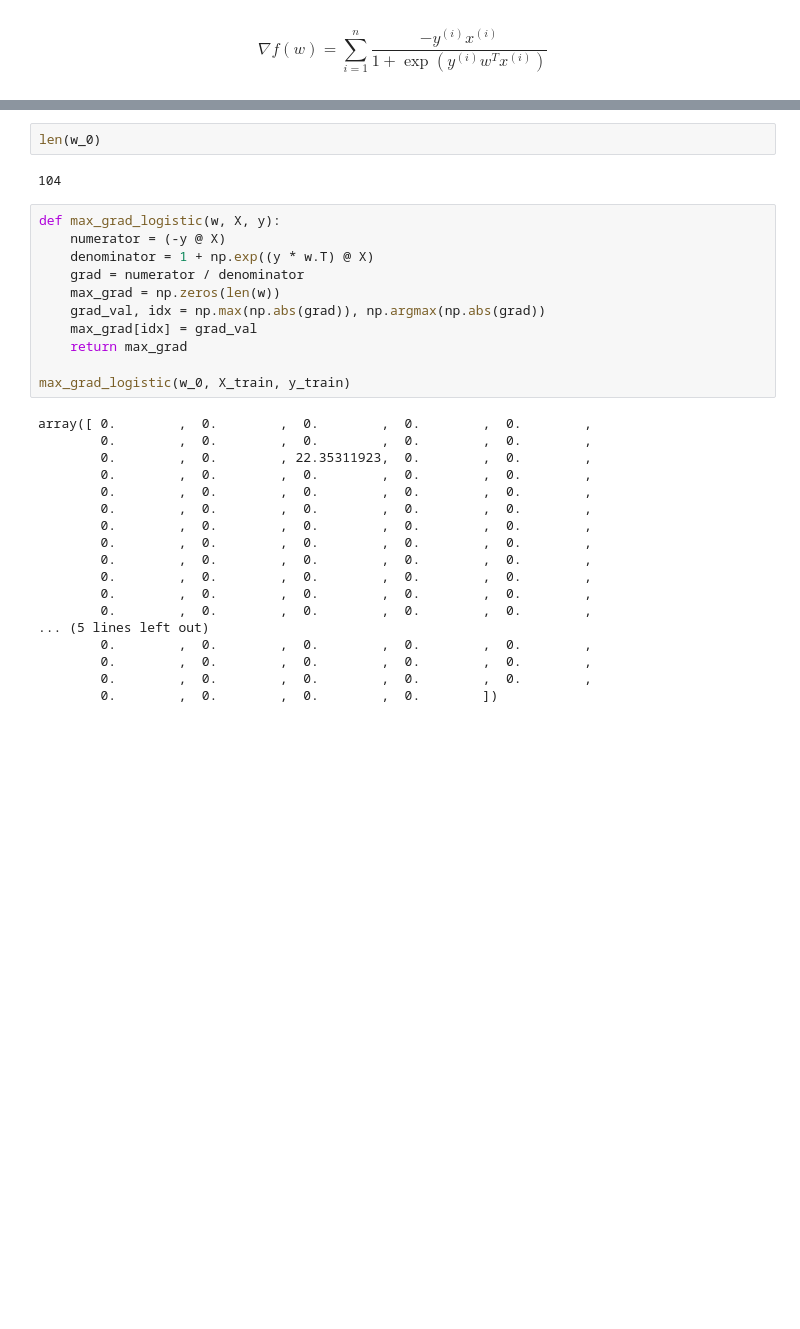
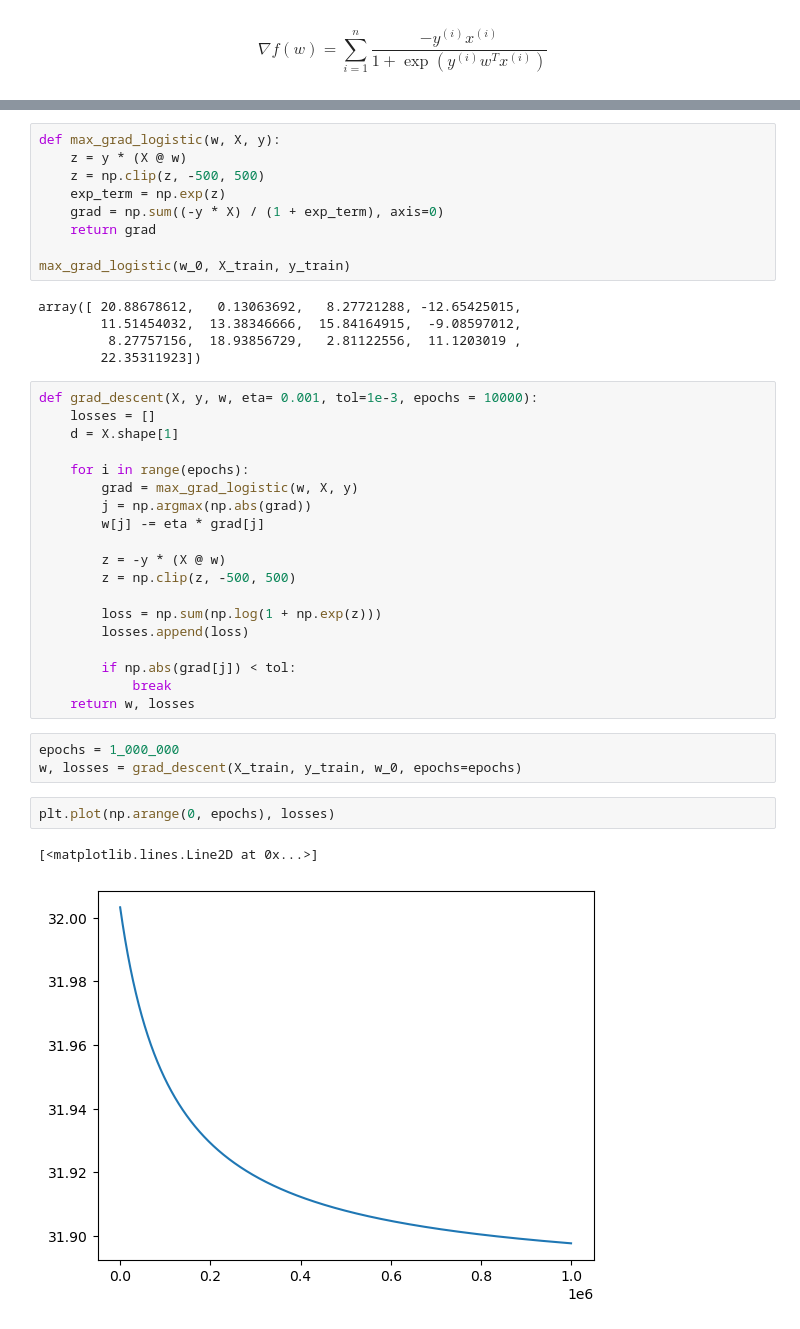
Before and after one commit to raoguchi/COORDINATE_DESC_C251, a Jupyter notebook: code.ipynb, the cells around one changed output, grey strips where cells are left out. Cells and saved outputs as stored; diff of their text form; blank space fills up the shorter version.

```diff
--- a/code.ipynb
+++ b/code.ipynb
@@ -120,33 +91,41 @@ array([ 20.88678612,   0.13063692,   8.27721288, -12.65425015,
-# %%
-len(w_0)
-# %% [output]
-104
-# %%
-def max_grad_logistic(w, X, y):
-    numerator = (-y @ X)
-    denominator = 1 + np.exp((y * w.T) @ X)
-    grad = numerator / denominator
-    max_grad = np.zeros(len(w))
-    grad_val, idx = np.max(np.abs(grad)), np.argmax(np.abs(grad))
-    max_grad[idx] = grad_val
-    return max_grad
-
-max_grad_logistic(w_0, X_train, y_train)
-# %% [output]
-array([ 0.        ,  0.        ,  0.        ,  0.        ,  0.        ,
-        0.        ,  0.        ,  0.        ,  0.        ,  0.        ,
-        0.        ,  0.        , 22.35311923,  0.        ,  0.        ,
-        0.        ,  0.        ,  0.        ,  0.        ,  0.        ,
-        0.        ,  0.        ,  0.        ,  0.        ,  0.        ,
-        0.        ,  0.        ,  0.        ,  0.        ,  0.        ,
-        0.        ,  0.        ,  0.        ,  0.        ,  0.        ,
-        0.        ,  0.        ,  0.        ,  0.        ,  0.        ,
-        0.        ,  0.        ,  0.        ,  0.        ,  0.        ,
-        0.        ,  0.        ,  0.        ,  0.        ,  0.        ,
-        0.        ,  0.        ,  0.        ,  0.        ,  0.        ,
-        0.        ,  0.        ,  0.        ,  0.        ,  0.        ,
-... (5 lines left out)
-        0.        ,  0.        ,  0.        ,  0.        ,  0.        ,
-        0.        ,  0.        ,  0.        ,  0.        ,  0.        ,
-        0.        ,  0.        ,  0.        ,  0.        ,  0.        ,
-        0.        ,  0.        ,  0.        ,  0.        ])
+# %%
+def max_grad_logistic(w, X, y):
+    z = y * (X @ w)
+    z = np.clip(z, -500, 500)
+    exp_term = np.exp(z)
+    grad = np.sum((-y * X) / (1 + exp_term), axis=0)
+    return grad
+
+max_grad_logistic(w_0, X_train, y_train)
+# %% [output]
+array([ 20.88678612,   0.13063692,   8.27721288, -12.65425015,
+        11.51454032,  13.38346666,  15.84164915,  -9.08597012,
+         8.27757156,  18.93856729,   2.81122556,  11.1203019 ,
+        22.35311923])
+# %%
+def grad_descent(X, y, w, eta= 0.001, tol=1e-3, epochs = 10000):
+    losses = []
+    d = X.shape[1]
+
+    for i in range(epochs):
+        grad = max_grad_logistic(w, X, y)
+        j = np.argmax(np.abs(grad))
+        w[j] -= eta * grad[j]
+
+        z = -y * (X @ w)
+        z = np.clip(z, -500, 500)
+
+        loss = np.sum(np.log(1 + np.exp(z)))
+        losses.append(loss)
+
+        if np.abs(grad[j]) < tol:
+            break
+    return w, losses
+# %%
+epochs = 1_000_000
+w, losses = grad_descent(X_train, y_train, w_0, epochs=epochs)
+# %%
+plt.plot(np.arange(0, epochs), losses)
+# %% [output]
+[<matplotlib.lines.Line2D at 0x...>]
+[figure, added]
```
Also changed, not shown: parts of 7 cells of this notebook.
